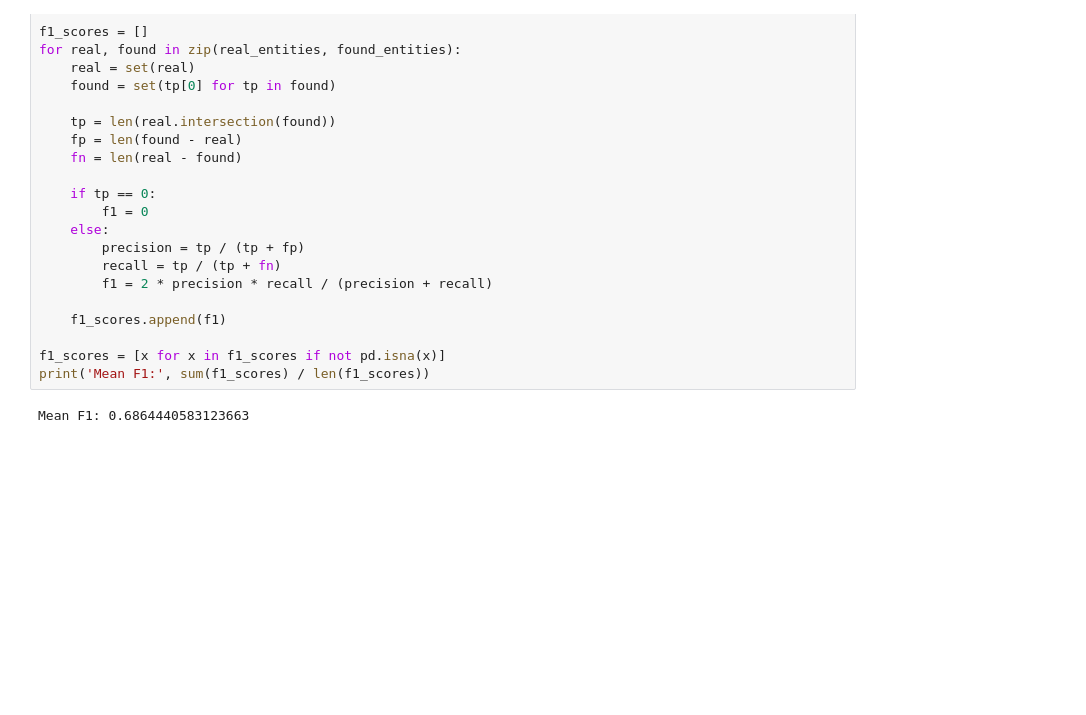
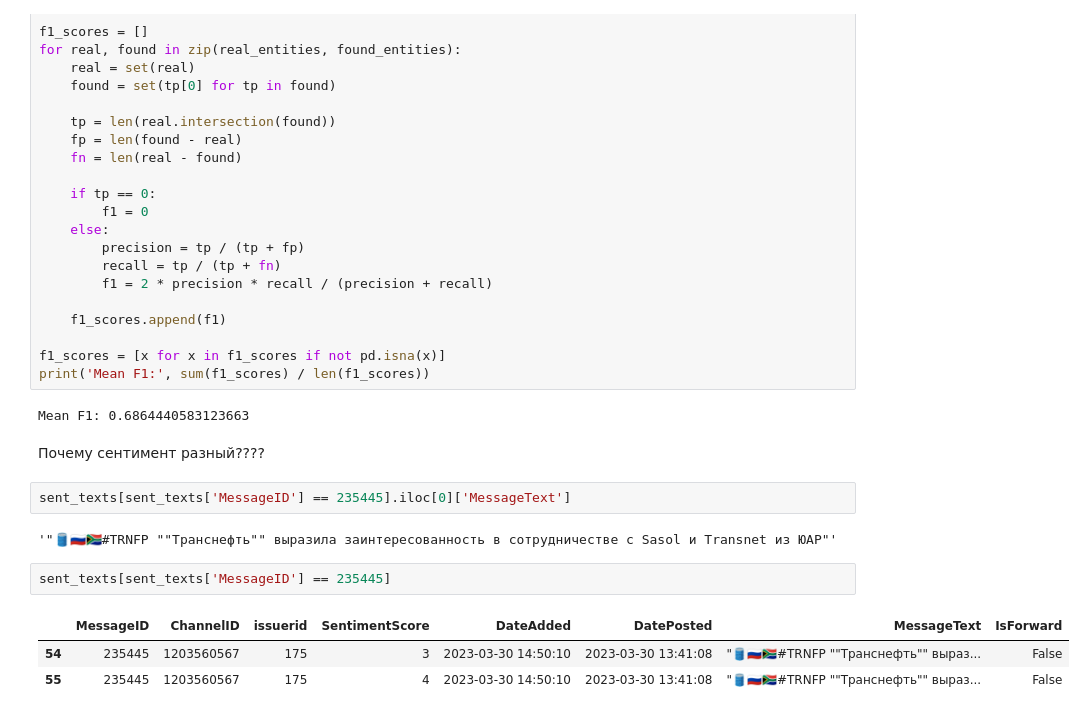
Before and after one commit to knifeman4444/gagarin_hack, a Jupyter notebook: experiments_flypew.ipynb, the cells around one changed output. Cells and saved outputs as stored; diff of their text form; blank space fills up the shorter version.

```diff
--- a/experiments_flypew.ipynb
+++ b/experiments_flypew.ipynb
@@ -253,3 +265,15 @@ f1_scores = [x for x in f1_scores if not pd.isna(x)]
 print('Mean F1:', sum(f1_scores) / len(f1_scores))
 # %% [output]
 Mean F1: 0.6864440583123663
+# %% [markdown]
+Почему сентимент разный????
+# %%
+sent_texts[sent_texts['MessageID'] == 235445].iloc[0]['MessageText']
+# %% [output]
+'"🛢🇷🇺🇿🇦#TRNFP ""Транснефть"" выразила заинтересованность в сотрудничестве с Sasol и Transnet из ЮАР"'
+# %%
+sent_texts[sent_texts['MessageID'] == 235445]
+# %% [output]
+|  | MessageID | ChannelID | issuerid | SentimentScore | DateAdded | DatePosted | MessageText | IsForward |
+| 54 | 235445 | 1203560567 | 175 | 3 | 2023-03-30 14:50:10 | 2023-03-30 13:41:08 | "🛢🇷🇺🇿🇦#TRNFP ""Транснефть"" выраз... | False |
+| 55 | 235445 | 1203560567 | 175 | 4 | 2023-03-30 14:50:10 | 2023-03-30 13:41:08 | "🛢🇷🇺🇿🇦#TRNFP ""Транснефть"" выраз... | False |
```
Also changed, not shown: parts of 8 cells of this notebook, 1 other file.
